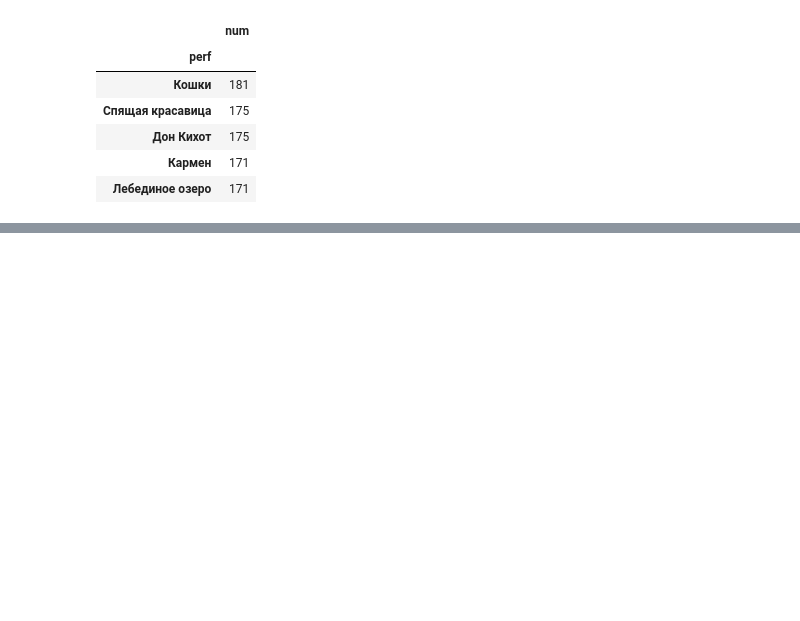
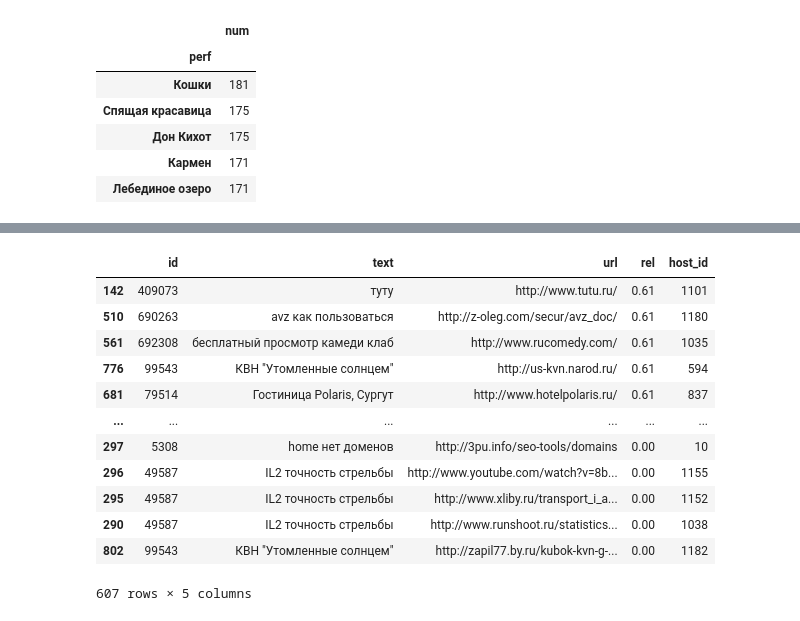
Before and after one commit to gdokuchaev/Personal, a Jupyter notebook: Тестовые задания/Yandex Cup 2020.ipynb, the cells around one changed output, grey strips where cells are left out. Cells and saved outputs as stored; diff of their text form; code cells hidden in the pictures; blank space fills up the shorter version.

```diff
--- a/Тестовые задания/Yandex Cup 2020.ipynb
+++ b/Тестовые задания/Yandex Cup 2020.ipynb
@@ -83,0 +156,18 @@ display(tickets.groupby(by='perf').count().sort_values(by='num', ascending=False
+# %%
+data = data.sort_values(by='rel', ascending=False)
+data = data.drop_duplicates(subset=['id', 'host_id'])
+data
+# %% [output]
+|  | id | text | url | rel | host_id |
+| 142 | 409073 | туту | http://www.tutu.ru/ | 0.61 | 1101 |
+| 510 | 690263 | avz как пользоваться | http://z-oleg.com/secur/avz_doc/ | 0.61 | 1180 |
+| 561 | 692308 | бесплатный просмотр камеди клаб | http://www.rucomedy.com/ | 0.61 | 1035 |
+| 776 | 99543 | КВН "Утомленные солнцем" | http://us-kvn.narod.ru/ | 0.61 | 594 |
+| 681 | 79514 | Гостиница Polaris, Сургут | http://www.hotelpolaris.ru/ | 0.61 | 837 |
+| ... | ... | ... | ... | ... | ... |
+| 297 | 5308 | home нет доменов | http://3pu.info/seo-tools/domains | 0.00 | 10 |
+| 296 | 49587 | IL2 точность стрельбы | http://www.youtube.com/watch?v=8b... | 0.00 | 1155 |
+| 295 | 49587 | IL2 точность стрельбы | http://www.xliby.ru/transport_i_a... | 0.00 | 1152 |
+| 290 | 49587 | IL2 точность стрельбы | http://www.runshoot.ru/statistics... | 0.00 | 1038 |
+| 802 | 99543 | КВН "Утомленные солнцем" | http://zapil77.by.ru/kubok-kvn-g-... | 0.00 | 1182 |
+607 rows × 5 columns
```
Also changed, not shown: parts of 21 cells of this notebook.
